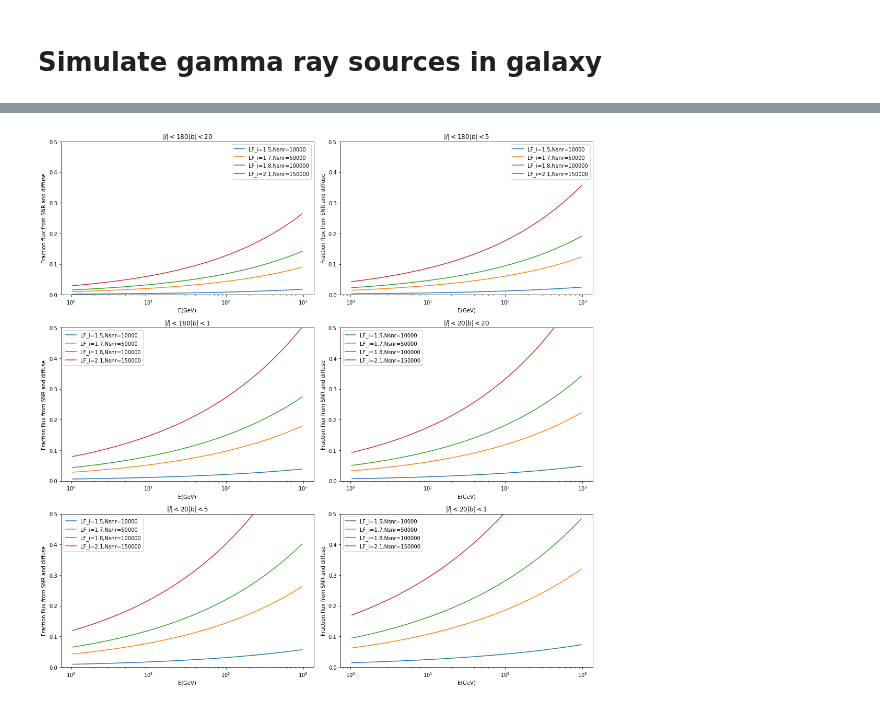
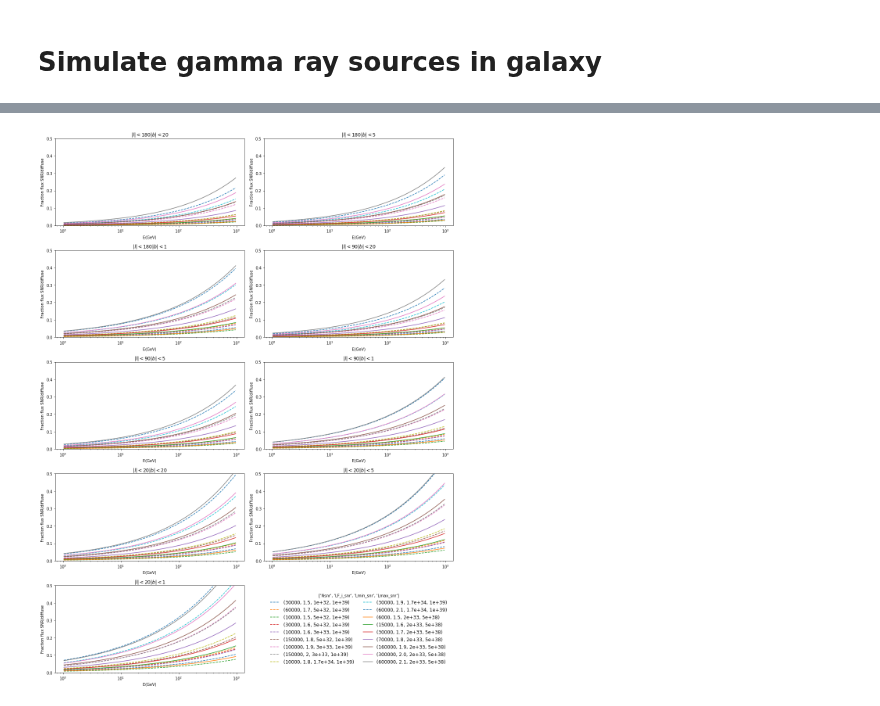
Before and after one commit to martp91/y-rays-UPS, a Jupyter notebook: sim_gamma_sources.ipynb, the cells around one changed output, grey strips where cells are left out. Cells and saved outputs as stored; diff of their text form; code cells hidden in the pictures.

```diff
--- a/sim_gamma_sources.ipynb
+++ b/sim_gamma_sources.ipynb
@@ -441,0 +449,20 @@ done...
+# %%
+##Fix Lmin,Lmax
+Lmin = 2e33
+Lmax = 5e38
+
+options_labels = ['Nsnr','LF_i_snr','Lmin_snr','Lmax_snr','flux_cutoff','fermi_thres']
+
+options = [(6000,1.5,Lmin,Lmax),(15000,1.6,Lmin,Lmax),(30000,1.7,Lmin,Lmax),(70000,1.8,Lmin,Lmax),
+           (160000,1.9,Lmin,Lmax),(300000,2.0,Lmin,Lmax),(600000,2.1,Lmin,Lmax)]
+snr_frac = []
+options_print = []
+for op in options:
+    N,LF_i,Lmin,Lmax = op
+    ave_frac_snr,ave_frac_psr,LL = ave_samples(10,Nsnr=N,Npsr=0,LF_i_snr=LF_i,Lmin_snr=Lmin,Lmax_snr=Lmax,plothist=True,printstatements=False)
+    if LL > LL_co:
+        options_print.append(op)
+        print LL,N,LF_i
+        snr_frac.append(ave_frac_snr)
+#print snr_frac
+print "done..."
@@ -446,49 +564,65 @@ snr_frac = np.array(snr_frac)
 
 
 #fig = plt.figure(figsize=(15,15))
-fig2 = plt.figure(figsize=(15,15))
+fig2 = plt.figure(figsize=(15,20))
 #gs = gridspec.GridSpec(3,2)
-gs2 = gridspec.GridSpec(3,2)
-
+gs2 = gridspec.GridSpec(5,2)
 for di in range(len(spec_diff_lb)):
 
     _l,_b = lb[di]
     #diffuse = spec_diff_lb[di]
 
 
    # gsi = gridspec.GridSpecFromSubplotSpec(1,1,subplot_spec=gs[di])
    # ax = plt.Subplot(fig,gs[di])
    # ax.loglog(E,E**2*diffuse,label='diffuse')
    # ax.loglog(E,E**2*spec_sim_psr, label='psr')
    # ax.loglog(E,E**2*spec_sim_snr,label='snr')
    # ax.set_title(r'$|l| < %s |b| < %s$'%(_l,_b))
    # ax.set_ylim([1e-9,1e-4])
    # ax.set_xlabel("E(GeV)")
    # ax.set_ylabel(r"$E^2 \ dN/dE \ [GeV \ cm^{-2} \ s^{-1}]$")
    # fig.add_subplot(ax)
    # ax.tick_params(axis='both', which='major', labelsize=6, pad=2)
    # ax.tick_params(axis='both', which='minor', labelsize=6, pad=2)
-
-    div = snr_frac[0,di]
-    div2 = snr_frac[3,di]
-    div3 = snr_frac[2,di]
-    div4 = snr_frac[1,di]
     gsi2 = gridspec.GridSpecFromSubplotSpec(1,1,subplot_spec=gs2[di])
     ax2 = plt.Subplot(fig2,gs2[di])
-    ax2.semilogx(E,div,label='LF_i=1.5,Nsnr=10000')
-    ax2.semilogx(E,div2,label='LF_i=1.7,Nsnr=50000')
-    ax2.semilogx(E,div3,label='LF_i=1.8,Nsnr=100000')
-    ax2.semilogx(E,div4,label='LF_i=2.1,Nsnr=150000')
+    for i,sf in enumerate(snr_frac):
+        div = snr_frac[i,di]
+        if options[i][2]==2e33:
+            ls = '-'
+        else:
+            ls = '--'
+        ax2.semilogx(E,div,label=options_print[i],linestyle=ls)
+
+  #  ax2.semilogx(E,div2,label='LF_i=1.7,Nsnr=50000')
+  #  ax2.semilogx(E,div3,label='LF_i=1.8,Nsnr=100000')
+  #  ax2.semilogx(E,div4,label='LF_i=2.1,Nsnr=150000')
     ax2.set_ylim([0,0.5])
     ax2.set_title(r'$|l| < %s |b| < %s$'%(_l,_b))
     ax2.set_xlabel('E(GeV)')
-    ax2.set_ylabel('Fraction flux from SNR and diffuse')
+    ax2.set_ylabel('Fraction flux SNR/diffuse')
     fig2.add_subplot(ax2)
-    plt.legend()
+##Plot legend in seperate subplot
+gsi2 = gridspec.GridSpecFromSubplotSpec(1,1,subplot_spec=gs2[9])
+ax2 = plt.Subplot(fig2,gs2[9])
+ax2.set_frame_on(False)
+ax2.get_xaxis().set_visible(False)
+ax2.get_yaxis().set_visible(False)
+for i,sf in enumerate(snr_frac):
+    div = snr_frac[i,di]
+    if options[i][2]==2e33:
+        ls = '-'
+    else:
+        ls = '--'
+    ax2.plot(0,0,label=options_print[i],linestyle=ls)
+
+fig2.add_subplot(ax2)
+plt.legend(loc=10,title=options_labels[0:4],frameon=False,ncol=2,fontsize=12)
     #ax2.tick_params(axis='both', which='major', labelsize=6, pad=2)
     #ax2.tick_params(axis='both', which='minor', labelsize=6, pad=2)
 
 plt.tight_layout()
-plt.savefig('fraction_ps_diffuse.pdf')
+#plt.savefig('fraction_ps_diffuse.pdf')
 # %% [output]
-[figure, old version]
+[figure, new version]
```
Also changed, not shown: parts of 6 cells of this notebook.
